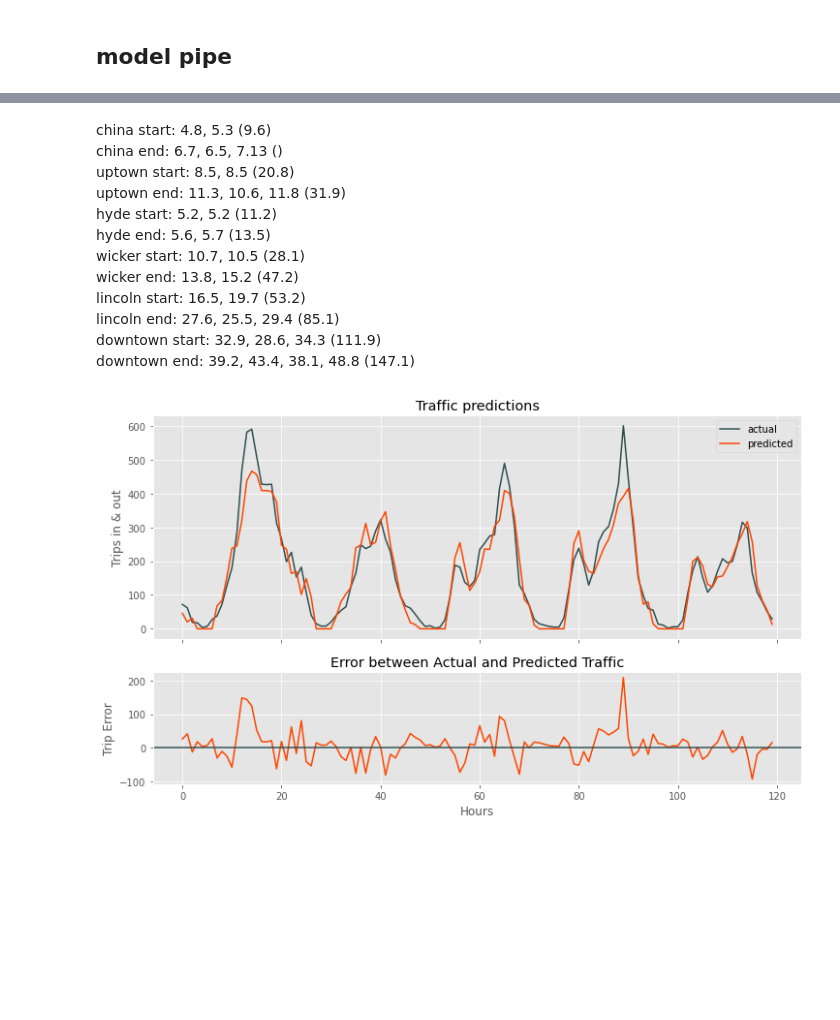
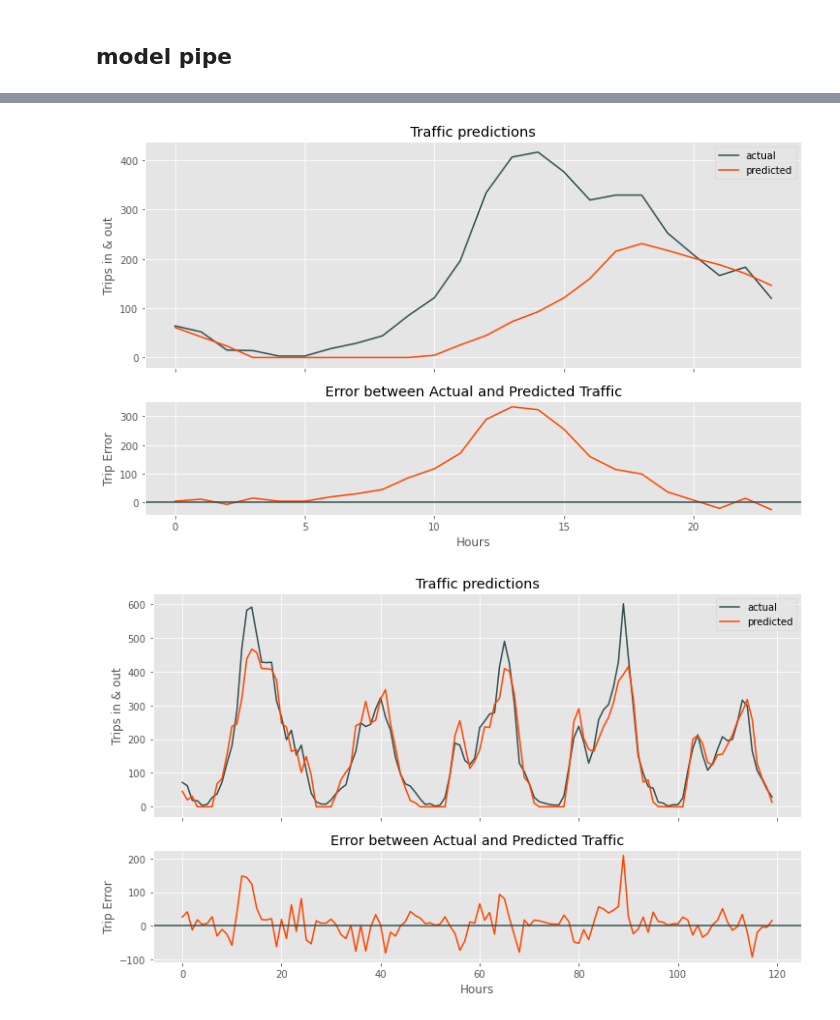
Before and after one commit to nick-kopy/Predicting-Bike-Rental-Station-Traffic, a Jupyter notebook: cap3.ipynb, the cells around one changed output, grey strips where cells are left out. Saved outputs shown, nothing was run; the diff lists cells and outputs as text; code cells hidden in the pictures; blank space fills up the shorter version.

```diff
--- a/cap3.ipynb
+++ b/cap3.ipynb
@@ -880,5 +905,5 @@ dt = station_data('downtown', start_end='start')
 # %%
-model_d = Model(dt)
+model_d = Model(dt_s)
 # %%
 model_d.train()
 # %% [output]
@@ -907,14 +933,5 @@ This model did 69.35% better than baseline (111.94)
-# %% [markdown]
-china start: 4.8, 5.3 (9.6)
-china end: 6.7, 6.5, 7.13 ()
-uptown start: 8.5, 8.5 (20.8)
-uptown end: 11.3, 10.6, 11.8 (31.9)
-hyde start: 5.2, 5.2 (11.2)
-hyde end: 5.6, 5.7 (13.5)
-wicker start: 10.7, 10.5 (28.1)
-wicker end: 13.8, 15.2 (47.2)
-lincoln start: 16.5, 19.7 (53.2)
-lincoln end: 27.6, 25.5, 29.4 (85.1)
-downtown start: 32.9, 28.6, 34.3 (111.9)
-downtown end: 39.2, 43.4, 38.1, 48.8 (147.1)
+# %%
+model_d.predict_plot()
+# %% [output]
+[figure, added]
 # %%
```
Also changed, not shown: parts of 26 cells of this notebook, 1 other file.
